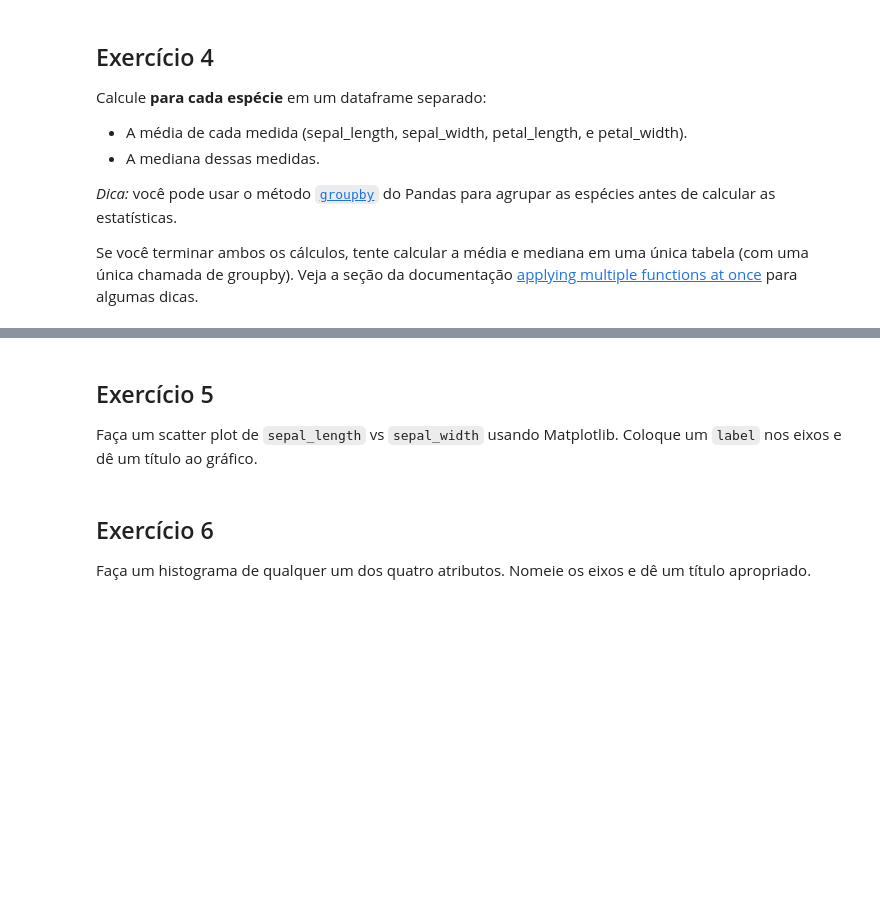
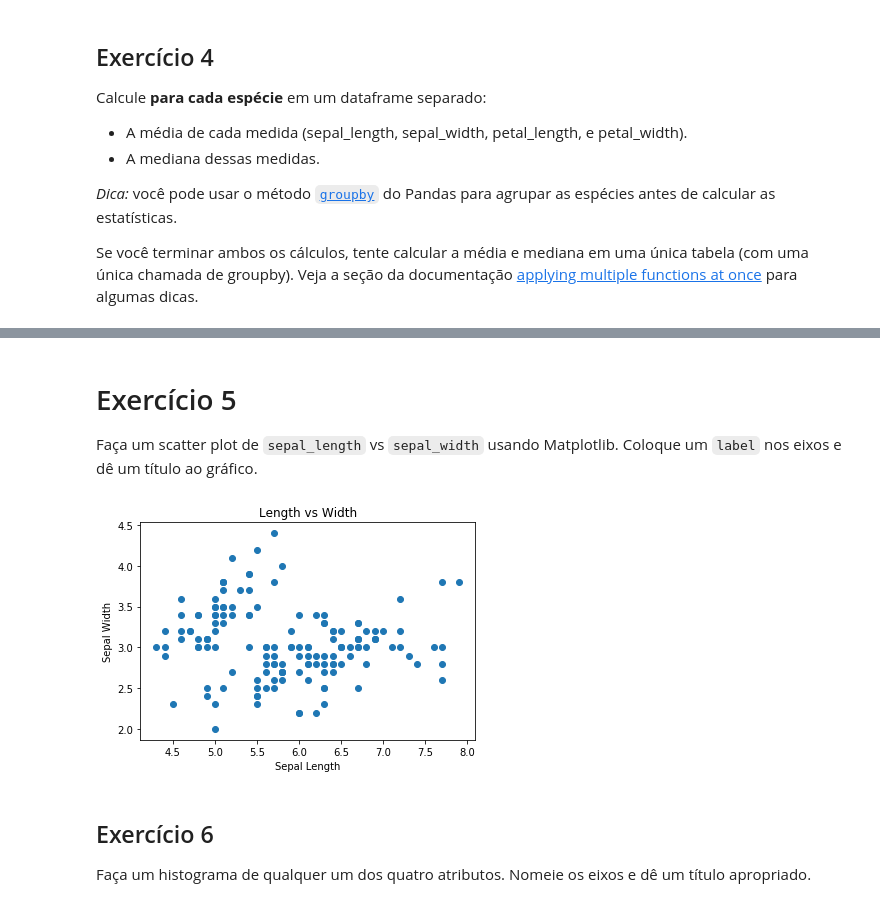
Before and after one commit to felipe-morais/UFABC-ML-2018, a Jupyter notebook: Introduction_to_Machine_Learning_and_Toolkit.ipynb, the cells around one changed output, grey strips where cells are left out. Saved outputs shown, nothing was run; the diff lists cells and outputs as text; code cells hidden in the pictures; blank space fills up the shorter version.

```diff
--- a/Introduction_to_Machine_Learning_and_Toolkit.ipynb
+++ b/Introduction_to_Machine_Learning_and_Toolkit.ipynb
@@ -88,7 +129,21 @@ Se você terminar ambos os cálculos, tente calcular a média e mediana em uma
 # %% [markdown]
-## Exercício 5
+# Exercício 5
 
 Faça um scatter plot de `sepal_length` vs `sepal_width` usando Matplotlib. Coloque um `label` nos eixos e dê um título ao gráfico.
+# %%
+import matplotlib.pyplot as plot
+%matplotlib inline
+
+scatter = plot.axes()
+
+scatter.scatter(data.sepal_length, data.sepal_width)
+
+# Label the axes
+scatter.set(xlabel='Sepal Length',
+       ylabel='Sepal Width',
+       title='Length vs Width');
+# %% [output]
+[figure, added]
 # %% [markdown]
 ## Exercício 6
 
```
Also changed, not shown: parts of 5 cells of this notebook.
